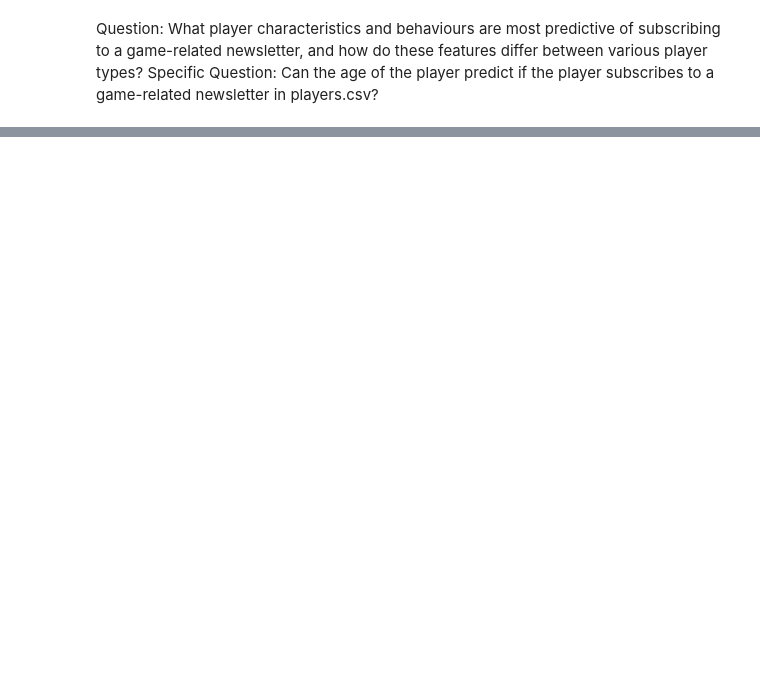
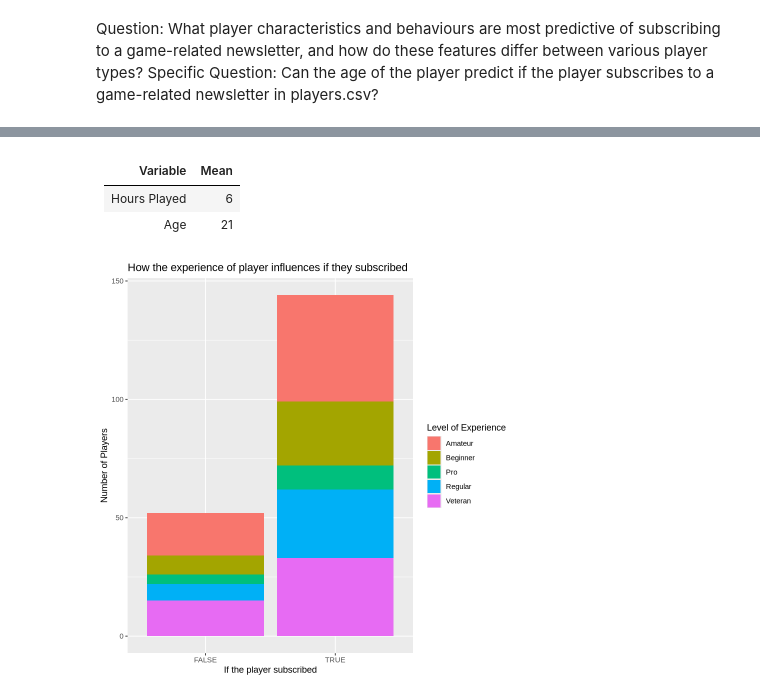
Before and after one commit to charris251/dsci-100-Project, a Jupyter notebook: IndividualGroupProject.ipynb, the cells around one changed output, grey strips where cells are left out. Saved outputs shown, nothing was run; the diff lists cells and outputs as text; code cells hidden in the pictures; blank space fills up the shorter version.

Commit message:
Made different graphs with subscriptions and 4 different variables

```diff
--- a/IndividualGroupProject.ipynb
+++ b/IndividualGroupProject.ipynb
@@ -37,0 +49,14 @@ A spec_tbl_df: 196 × 7
+# %% [markdown]
+| Variable     | Mean |
+| ------------ | ---- |
+| Hours Played | 6    |
+| Age          | 21   |
+# %%
+experience_vs_subscription_graph <- players_data |>
+                            ggplot(aes(x = subscribe, fill = experience)) +
+                            geom_bar() +
+                            labs(x = "If the player subscribed", y = "Number of Players", fill = "Level of Experience") +
+                            ggtitle("How the experience of player influences if they subscribed")
+experience_vs_subscription_graph
+# %% [output]
+[figure, added]
```
Also changed, not shown: parts of 5 cells of this notebook.
